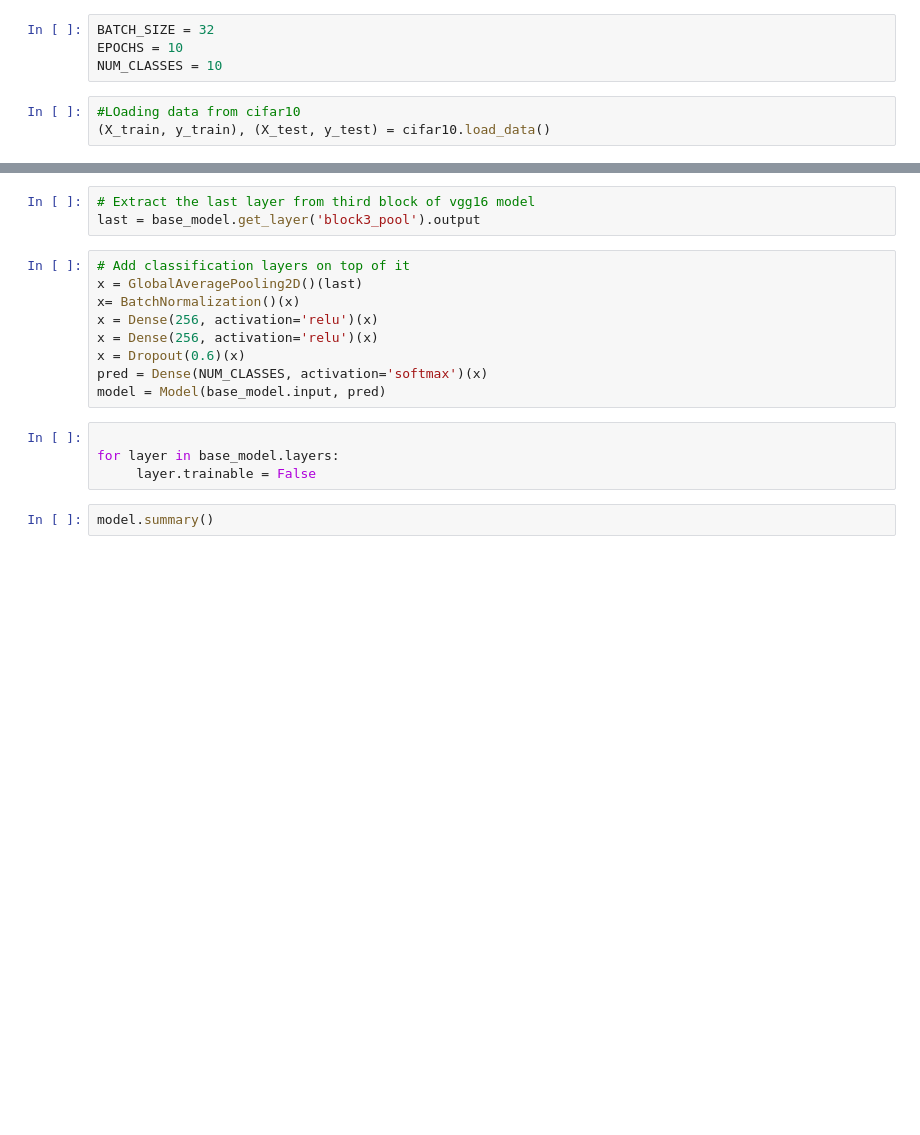
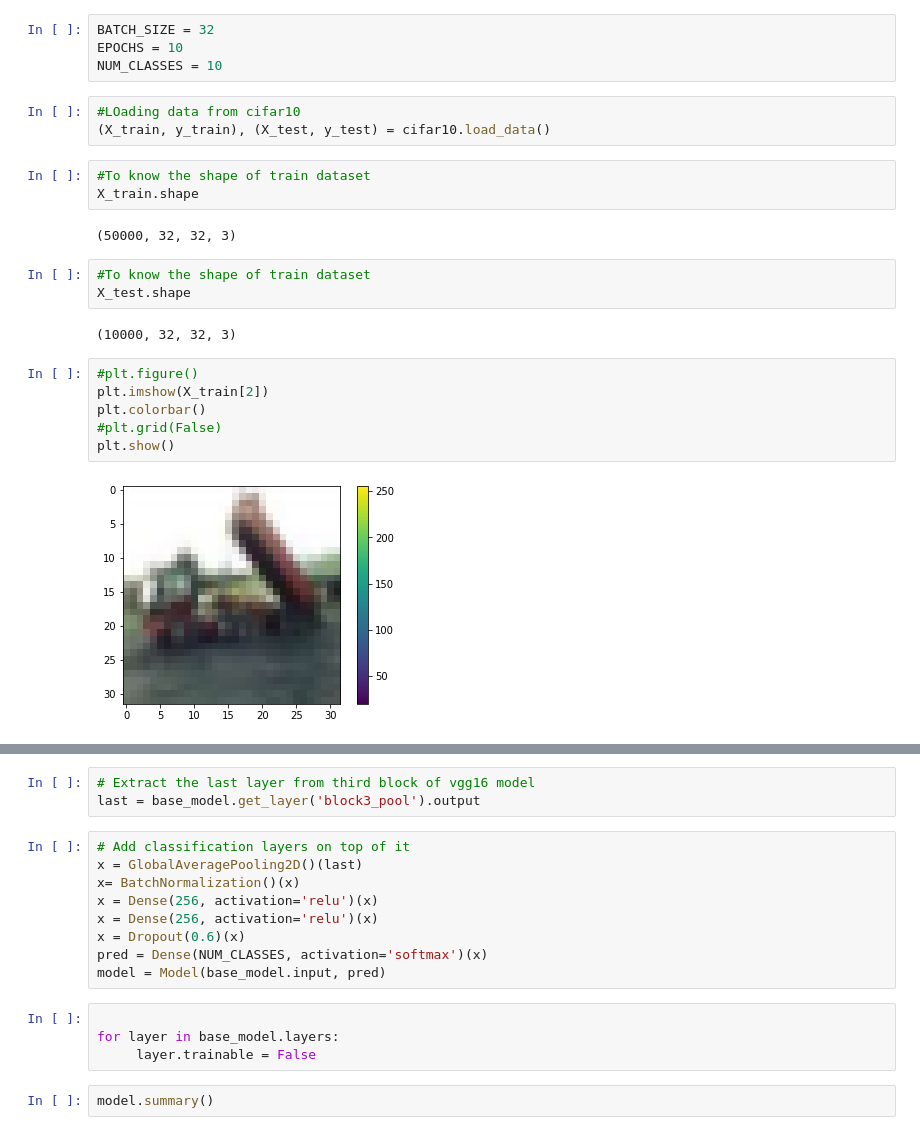
Before and after one commit to Shashi2022/object-detection, a Jupyter notebook: transfer-learning.ipynb, the cells around one changed output, grey strips where cells are left out. Saved outputs shown, nothing was run; the diff lists cells and outputs as text; blank space fills up the shorter version.

```diff
--- a/transfer-learning.ipynb
+++ b/transfer-learning.ipynb
@@ -40,3 +44,21 @@ NUM_CLASSES = 10
 # %%
 #LOading data from cifar10
 (X_train, y_train), (X_test, y_test) = cifar10.load_data()
+# %%
+#To know the shape of train dataset
+X_train.shape
+# %% [output]
+(50000, 32, 32, 3)
+# %%
+#To know the shape of train dataset
+X_test.shape
+# %% [output]
+(10000, 32, 32, 3)
+# %%
+#plt.figure()
+plt.imshow(X_train[2])
+plt.colorbar()
+#plt.grid(False)
+plt.show()
+# %% [output]
+[figure, added]
```
Also changed, not shown: parts of 16 cells of this notebook.
